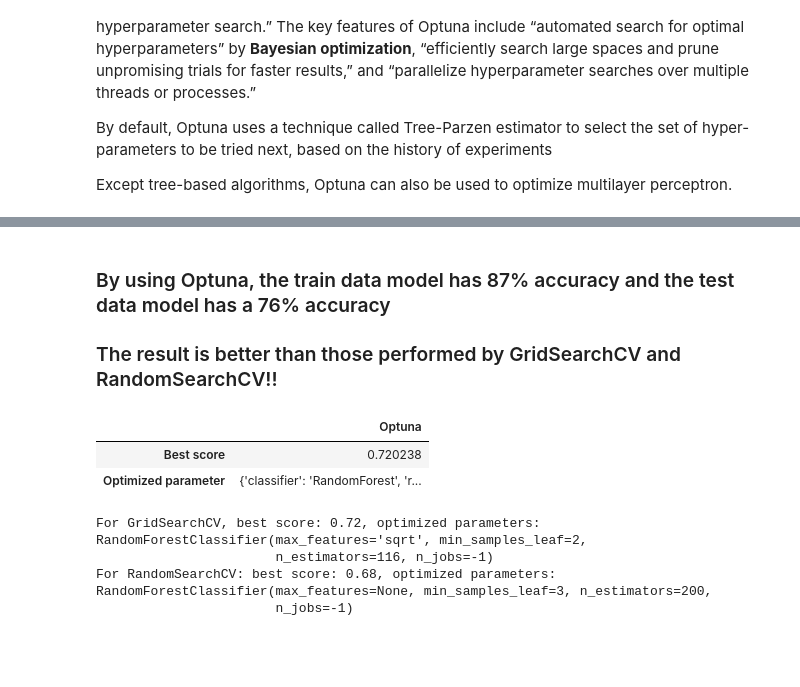
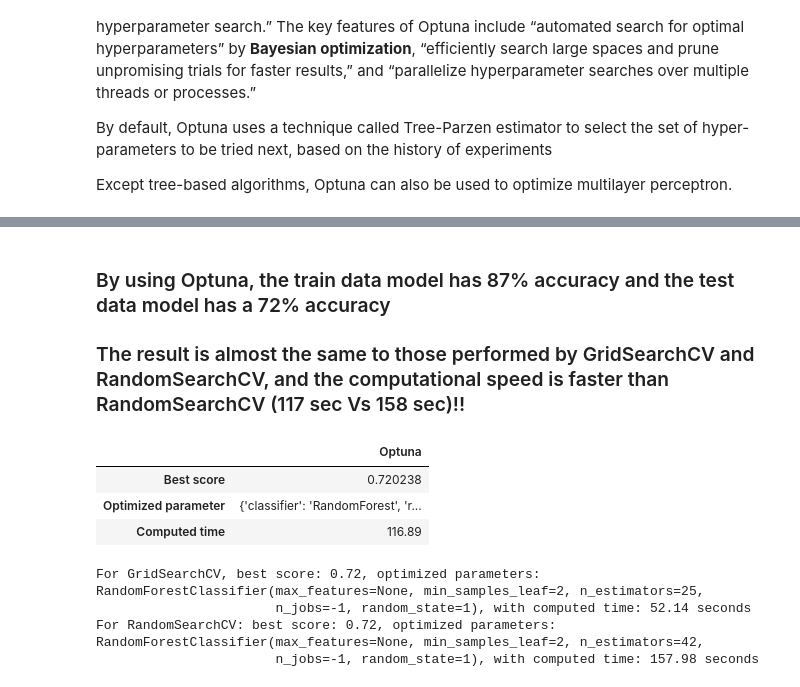
Before and after one commit to ngtinc21/Machine-Learning-Algorithms, a Jupyter notebook: Random Forest Algorithm - Classification Example.ipynb, the cells around one changed output, grey strips where cells are left out. Drawn from its saved outputs; the diff is of its cells as text; code cells hidden in the pictures; blank space fills up the shorter version.

```diff
--- a/Random Forest Algorithm - Classification Example.ipynb
+++ b/Random Forest Algorithm - Classification Example.ipynb
@@ -308,7 +309,7 @@ import time
 from scipy.stats import uniform, truncnorm, randint
 # truncnorm(a=1, b=3, loc=2, scale=0.1) <- normally distributed values, with mean 0.25 stddev 0.1, bounded between 0 and 1
 start = time.time()
-rfc_2 = RandomForestClassifier(n_jobs=-1)
+rfc_2 = RandomForestClassifier(n_jobs=-1, random_state=1)
 
 rcv_params = {
     # randomly sample numbers from 10 to 20 estimators
@@ -316,7 +317,6 @@ rcv_params = {
     'max_features': [None, 'sqrt', 'log2'],
     'min_samples_leaf': randint(1,3)
     # truncnorm(a=1, b=3, loc=2, scale=0.1),
-    # uniform distribution from 0.01 to 0.2 (0.01 + 0.199)
     # ,'oob_score': [True, False]
 }
 
@@ -324,8 +324,8 @@ rcv_params = {
 from sklearn.model_selection import RandomizedSearchCV
 
 # set up random search meta-estimator
-# this will train 10 models over cv=4 folds of cross validation (40 models total)
-rcv = RandomizedSearchCV(rfc_2, rcv_params, n_iter=10, cv=4)
+# this will train 100 models over cv=4 folds of cross validation (400 models total)
+rcv = RandomizedSearchCV(rfc_2, rcv_params, n_iter=100, cv=4)
 
 # train the random search meta-estimator to find the best model out of 100 candidates
 rcv_model = rcv.fit(X, y)
@@ -334,7 +334,8 @@ rcv_model = rcv.fit(X, y)
 from pprint import pprint
 pprint(rcv_model.best_estimator_.get_params())
 end = time.time()
-print(f'The elapsed time is {end-start:0.1f} seconds.')
+rcv_time = end-start
+print(f'The elapsed time is {rcv_time:0.1f} seconds.')
 # %% [output]
 {'bootstrap': True,
  'ccp_alpha': 0.0,
@@ -405,7 +406,7 @@ def objective(trial):
     classifier_name = trial.suggest_categorical("classifier", ["RandomForest"])
     if classifier_name == "RandomForest":
         # The suggested parameter for tuning
-        rf_n_estimators = trial.suggest_int("rf_n_estimators", 5, 500, step = 5)
+        rf_n_estimators = trial.suggest_int("rf_n_estimators", 5, 500, step = 1)
         rf_max_features = trial.suggest_categorical("rf_max_features", [None, 'sqrt', 'log2'])
         rf_min_samples_leaf = trial.suggest_int("min_samples_leaf",1,3)
         # rf_oob_score = trial.suggest_categorical("rf_oob_score", [True, False])
@@ -414,6 +415,7 @@ def objective(trial):
             max_features = rf_max_features,
             min_samples_leaf = rf_min_samples_leaf
             # ,oob_score = rf_oob_score
+            , random_state=1
         )
 
     score = sklearn.model_selection.cross_val_score(classifier_obj, X_test, y_test, n_jobs=-1, cv=4)
@@ -431,6 +433,7 @@ if __name__ == "__main__":
     print(f"Optimized parameters: {study.best_params}\n")
     print(f"Best trial: {study.best_trial}\n")
 end = time.time()
-print(f"Elapsed time: {end-start:0.2f} seconds")
+optuna_time = end-start
+print(f"Elapsed time: {optuna_time:0.2f} seconds")
 # %% [output]
 fatal: destination path 'M3L5' already exists and is not an empty directory.
@@ -460,25 +463,29 @@ Elapsed time: 83.75 seconds
 # %% [markdown]
-### By using Optuna, the train data model has 87% accuracy and the test data model has a 76% accuracy
+### By using Optuna, the train data model has 87% accuracy and the test data model has a 72% accuracy
 
-### The result is better than those performed by GridSearchCV and RandomSearchCV!!
+### The result is almost the same to those performed by GridSearchCV and RandomSearchCV, and the computational speed is faster than RandomSearchCV (117 sec Vs 158 sec)!!
 # %%
 pd.set_option('display.max_colwidth', -1)
-performance_df = pd.DataFrame({'Optuna':[study.best_value, study.best_params]}, index=['Best score', 'Optimized parameter'])
+performance_df = pd.DataFrame({'Optuna':[study.best_value, study.best_params, np.round(optuna_time,2)]}, index=['Best score', 'Optimized parameter', 'Computed time'])
 performance_df
+# Indeed, if take a look back to the results from Optuna,
+# examples like trials 90 and 94 having {'classifier': 'RandomForest', 'rf_n_estimators': 487 or 124, 'rf_max_features': 'None', 'min_samples_leaf': 2}
+# output the same results as the optimzed parameter.
 # %% [output]
 |  | Optuna |
 | Best score | 0.720238 |
 | Optimized parameter | {'classifier': 'RandomForest', 'r... |
+| Computed time | 116.89 |
 # %%
 gcv_optimized_parameters = gcv.best_estimator_
 rcv_optimized_parameters = rcv.best_estimator_
-print(f"For GridSearchCV, best score: {accuracy_score(gcv_y_test_pred,y_test)}, optimized parameters: {rcv_optimized_parameters}")
-print(f"For RandomSearchCV: best score: {accuracy_score(rcv_y_test_pred,y_test)}, optimized parameters: {gcv_optimized_parameters}")
+print(f"For GridSearchCV, best score: {accuracy_score(gcv_y_test_pred,y_test)}, optimized parameters: {gcv_optimized_parameters}, with computed time: {gcv_time:0.2f} seconds")
+print(f"For RandomSearchCV: best score: {accuracy_score(rcv_y_test_pred,y_test)}, optimized parameters: {rcv_optimized_parameters}, with computed time: {rcv_time:0.2f} seconds")
 # %% [output]
-For GridSearchCV, best score: 0.72, optimized parameters: RandomForestClassifier(max_features='sqrt', min_samples_leaf=2,
-                       n_estimators=116, n_jobs=-1)
-For RandomSearchCV: best score: 0.68, optimized parameters: RandomForestClassifier(max_features=None, min_samples_leaf=3, n_estimators=200,
-                       n_jobs=-1)
+For GridSearchCV, best score: 0.72, optimized parameters: RandomForestClassifier(max_features=None, min_samples_leaf=2, n_estimators=25,
+                       n_jobs=-1, random_state=1), with computed time: 52.14 seconds
+For RandomSearchCV: best score: 0.72, optimized parameters: RandomForestClassifier(max_features=None, min_samples_leaf=2, n_estimators=42,
+                       n_jobs=-1, random_state=1), with computed time: 157.98 seconds
 # %%
 # performance_df['GridSearchCV'] = [accuracy_score(gcv_y_test_pred,y_test), gcv_optimized_parameters]
 # performance_df['RandomSearchCV'] = [accuracy_score(rcv_y_test_pred,y_test), rcv_optimized_parameters]
```
Also changed, not shown: parts of 12 cells of this notebook.
